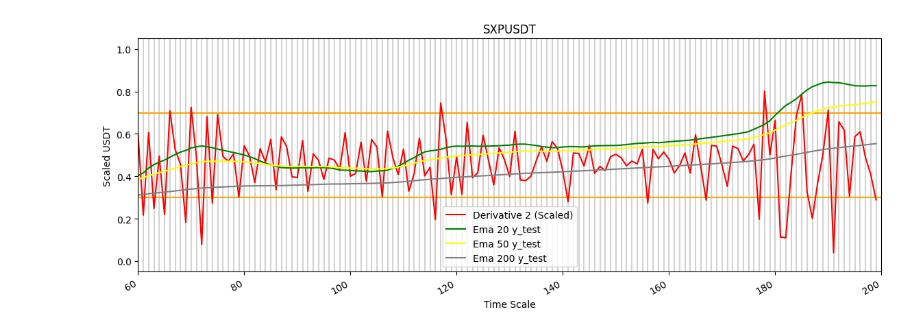
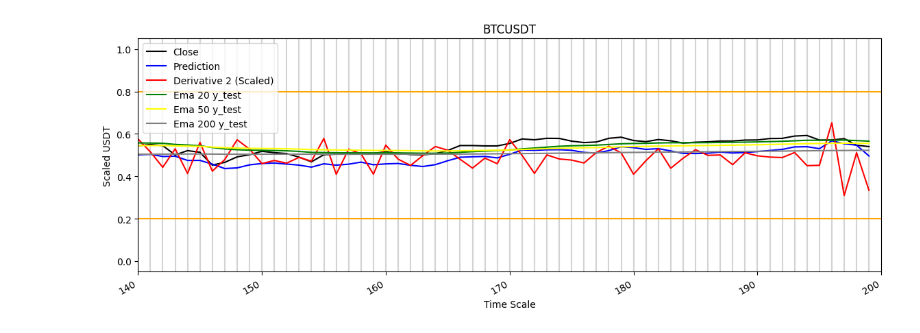
Before and after one commit to luisgomezzz/luchocrypto, a Jupyter notebook: predictor/NOTEBOOK.ipynb, the cells around one changed output. Drawn from its saved outputs; the diff is of its cells as text; code cells hidden in the pictures.

```diff
--- a/predictor/NOTEBOOK.ipynb
+++ b/predictor/NOTEBOOK.ipynb
@@ -10,11 +10,11 @@ import constantes as cons
 import keras
 import datetime as dt
 
-symbol =  str.upper('sxp'+'USDT')
+symbol =  str.upper('btc'+'USDT')
 client = cons.client
 
-umbralbajo=0.3
-umbralalto=0.7
+umbralbajo=0.2
+umbralalto=0.8
 
 # esta funcion solo la uso en el notebook ya que en el programa se hace con pandas_ta
 def ema (signal,N=10):
@@ -107,13 +107,13 @@ time_index = range(n_steps-1, n_steps-1+len(y_pred))
 # Agregar líneas verticales
 for i in time_index:
     plt.axvline(x=i, color='lightgray')
-plt.xlim(60,len(y_test))
+plt.xlim(140,len(y_test))
 plt.axhline(y = umbralalto, color = 'orange', linestyle = '-')
 #plt.axhline(y = 0.5, color = 'GREY', linestyle = '-')
 plt.axhline(y = umbralbajo, color = 'orange', linestyle = '-')
-#plt.plot(y_test, label='Close',color = 'black')
+plt.plot(y_test, label='Close',color = 'black')
 
-#plt.plot( y_pred[:, -1, 0], label='Prediction',color = 'blue')
+plt.plot( y_pred[:, -1, 0], label='Prediction',color = 'blue')
 #plt.plot(deriv_y_pred_scaled, label='Derivative 1 (Scaled)',color = 'blue')
 plt.plot( deriv_y_pred_scaled2, label='Derivative 2 (Scaled)', color='red')
 #plt.plot( ema_deriv, label='Ema Derivative 1 (Scaled)', color='green')
@@ -135 +135 @@ plt.show()
-[figure, old version]
+[figure, new version]
```
Also changed, not shown: parts of 1 cell of this notebook, 1 other file.
